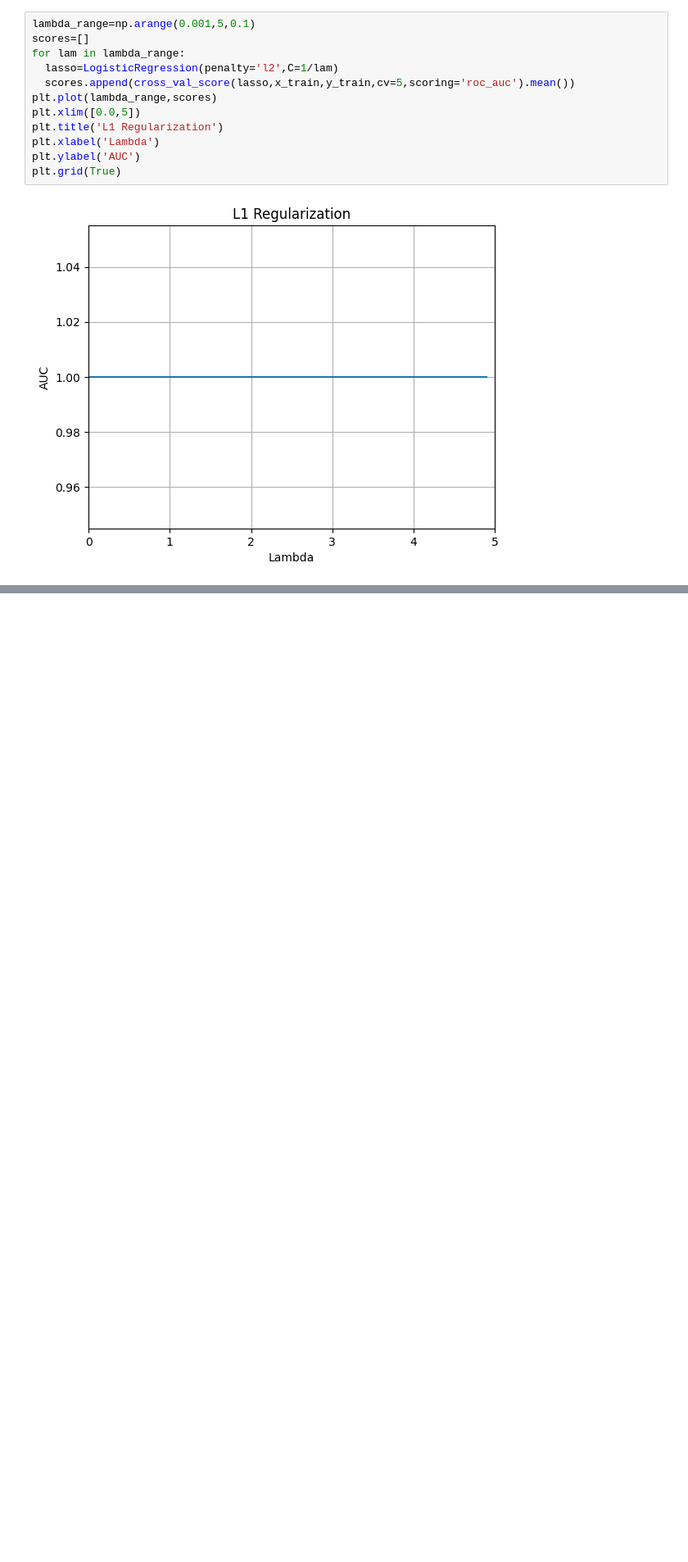
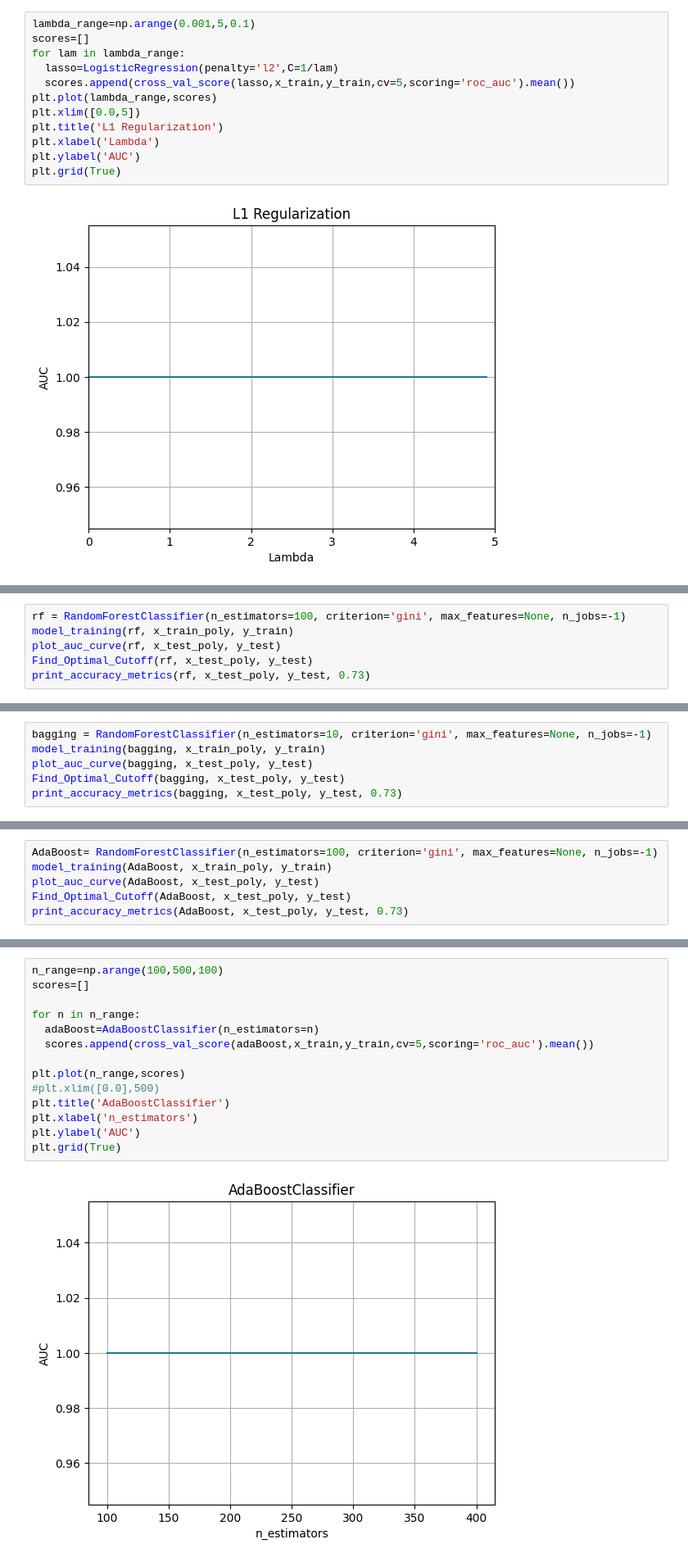
Before and after one commit to Gayatri7Mehta/Loan_Prediction, a Jupyter notebook: Loan_Prediction.ipynb, the cells around one changed output, grey strips where cells are left out. Shown at 82% size. Cells and saved outputs as stored; diff of their text form; blank space fills up the shorter version.

```diff
--- a/Loan_Prediction.ipynb
+++ b/Loan_Prediction.ipynb
@@ -484,0 +595,6 @@ plt.grid(True)
+# %%
+rf = RandomForestClassifier(n_estimators=100, criterion='gini', max_features=None, n_jobs=-1)
+model_training(rf, x_train_poly, y_train)
+plot_auc_curve(rf, x_test_poly, y_test)
+Find_Optimal_Cutoff(rf, x_test_poly, y_test)
+print_accuracy_metrics(rf, x_test_poly, y_test, 0.73)
@@ -484,0 +614,6 @@ plt.grid(True)
+# %%
+bagging = RandomForestClassifier(n_estimators=10, criterion='gini', max_features=None, n_jobs=-1)
+model_training(bagging, x_train_poly, y_train)
+plot_auc_curve(bagging, x_test_poly, y_test)
+Find_Optimal_Cutoff(bagging, x_test_poly, y_test)
+print_accuracy_metrics(bagging, x_test_poly, y_test, 0.73)
@@ -484,0 +633,6 @@ plt.grid(True)
+# %%
+AdaBoost= RandomForestClassifier(n_estimators=100, criterion='gini', max_features=None, n_jobs=-1)
+model_training(AdaBoost, x_train_poly, y_train)
+plot_auc_curve(AdaBoost, x_test_poly, y_test)
+Find_Optimal_Cutoff(AdaBoost, x_test_poly, y_test)
+print_accuracy_metrics(AdaBoost, x_test_poly, y_test, 0.73)
@@ -484,0 +650,16 @@ plt.grid(True)
+# %%
+n_range=np.arange(100,500,100)
+scores=[]
+
+for n in n_range:
+  adaBoost=AdaBoostClassifier(n_estimators=n)
+  scores.append(cross_val_score(adaBoost,x_train,y_train,cv=5,scoring='roc_auc').mean())
+
+plt.plot(n_range,scores)
+#plt.xlim([0.0],500)
+plt.title('AdaBoostClassifier')
+plt.xlabel('n_estimators')
+plt.ylabel('AUC')
+plt.grid(True)
+# %% [output]
+[figure, added]
```
Also changed, not shown: parts of 13 cells of this notebook.
